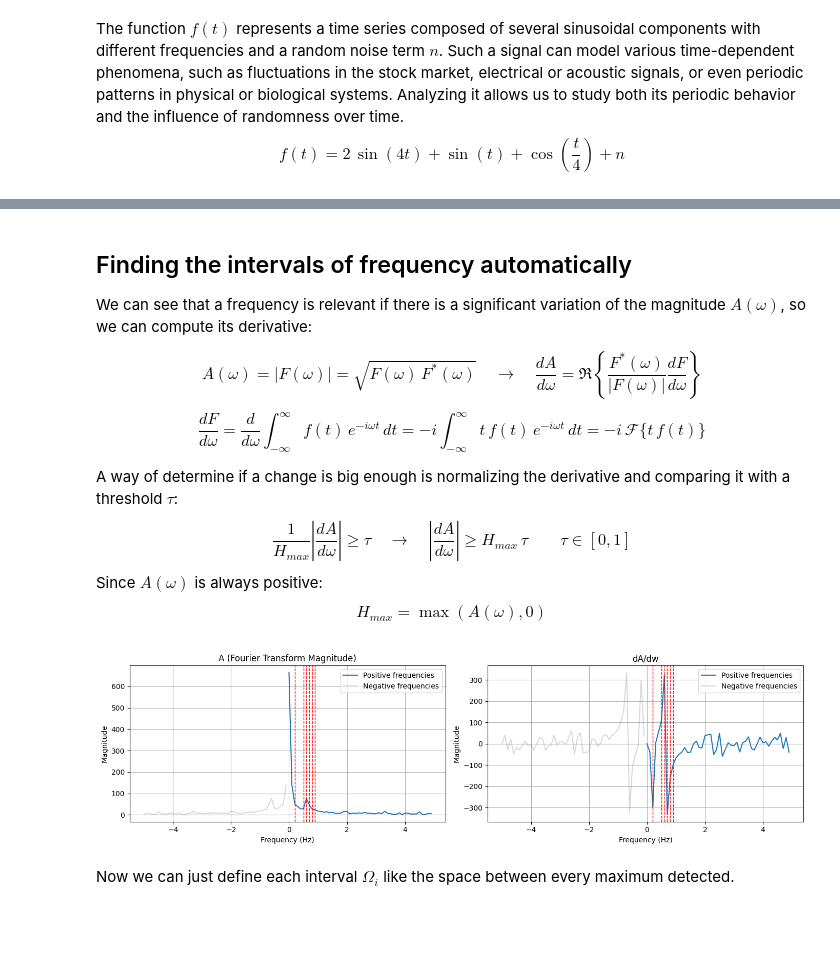
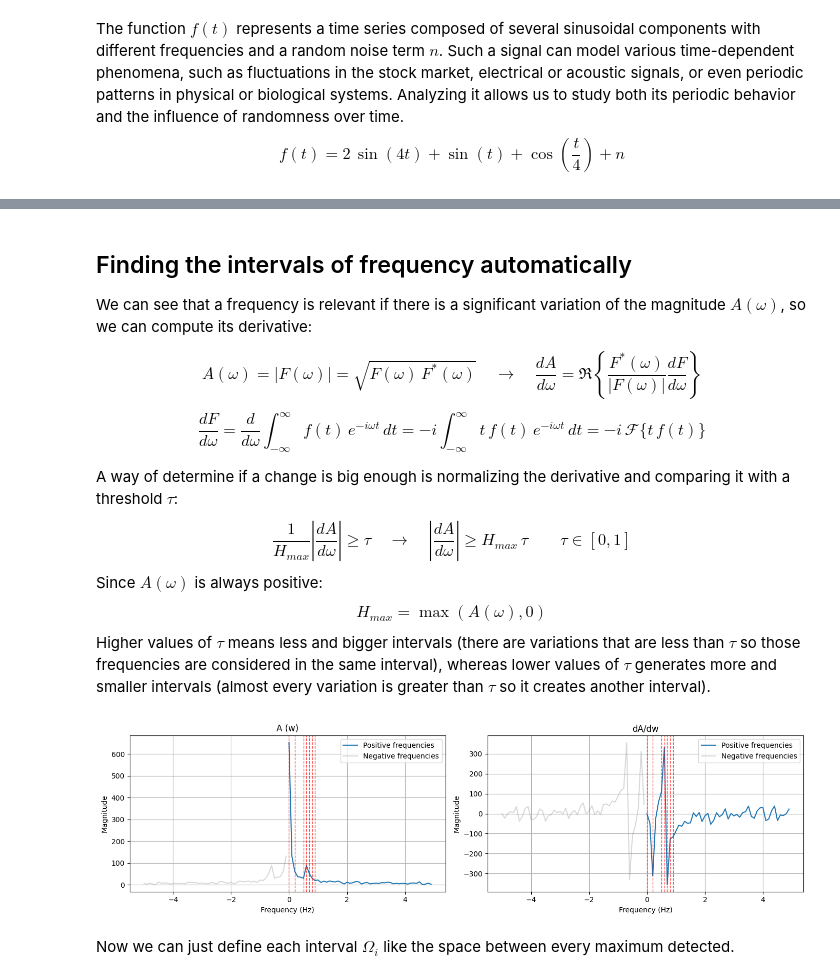
Before and after one commit to MorcilloSanz/fourier-analysis, a Jupyter notebook: fourier_analysis.ipynb, the cells around one changed output, grey strips where cells are left out. Saved outputs shown, nothing was run; the diff lists cells and outputs as text; code cells hidden in the pictures; blank space fills up the shorter version.

```diff
--- a/fourier_analysis.ipynb
+++ b/fourier_analysis.ipynb
@@ -215,6 +213,7 @@ A way of determine if a change is big enough is normalizing the derivative and c
 $$\frac{1}{H_{max}}\left |\frac{dA}{d\omega} \right | \ge \tau \quad \rightarrow \quad \left |\frac{dA}{d\omega} \right | \ge H_{max} \, \tau \quad \quad \tau \in [0, 1]$$
 Since $A(\omega)$ is always positive:
 $$H_{max} = \max(A(\omega), 0)$$
+Higher values of $\tau$ means less and bigger intervals (there are variations that are less than $\tau$ so those frequencies are considered in the same interval), whereas lower values of $\tau$ generates more and smaller intervals (almost every variation is greater than $\tau$ so it creates another interval).
 # %%
 # Fourier Transform derivative
 F = fourier_transform
@@ -231,43 +230,44 @@ dA_dw = np.real( (np.conj(F) / A_safe) * F_prime)
 
 # Find relevant frequencies
 tau = 0.15
+
 H_max = np.max(A)
 selected_freqs = [0.0]
 
 for i, dA_dw_i in enumerate(dA_dw):
   if np.abs(dA_dw_i) >= H_max * tau:
-    freq = np.abs(frequencies[i])
-    selected_freqs.append(freq)
+    freq = frequencies[i]
+    if freq > 0:
+      selected_freqs.append(freq)
 
 selected_freqs = np.array(selected_freqs)
 # %%
 fig, axes = plt.subplots(1, 2, figsize=(14, 4))
 
 axes[0].plot(frequencies[frequencies >= 0], A[frequencies >= 0], label='Positive frequencies')
 axes[0].plot(frequencies[frequencies < 0], A[frequencies < 0], color='gray', alpha=0.3, label='Negative frequencies')
-axes[0].set_title("A (Fourier Transform Magnitude)")
+axes[0].set_title("A (w)")
 axes[0].set_xlabel("Frequency (Hz)")
 axes[0].set_ylabel("Magnitude")
 axes[0].grid(True)
 axes[0].legend()
 
 axes[1].plot(frequencies[frequencies >= 0], dA_dw[frequencies >= 0], label='Positive frequencies')
 axes[1].plot(frequencies[frequencies < 0], dA_dw[frequencies < 0], color='gray', alpha=0.3, label='Negative frequencies')
 axes[1].set_title("dA/dw")
 axes[1].set_xlabel("Frequency (Hz)")
 axes[1].set_ylabel("Magnitude")
 axes[1].grid(True)
 axes[1].legend()
 
 for zf in selected_freqs:
-    if zf > 0:
-      axes[0].axvline(zf, color='red', linestyle='--', linewidth=1, alpha=0.7)
-      axes[1].axvline(zf, color='red', linestyle='--', linewidth=1, alpha=0.7)
+    axes[0].axvline(zf, color='red', linestyle='--', linewidth=1, alpha=0.7)
+    axes[1].axvline(zf, color='red', linestyle='--', linewidth=1, alpha=0.7)
 
 plt.tight_layout()
 plt.show()
 # %% [output]
-[figure, old version]
+[figure, new version]
 # %% [markdown]
 Now we can just define each interval $\Omega_i$ like the space between every maximum detected.
 # %%
```
Also changed, not shown: parts of 17 cells of this notebook, 4 other files.
